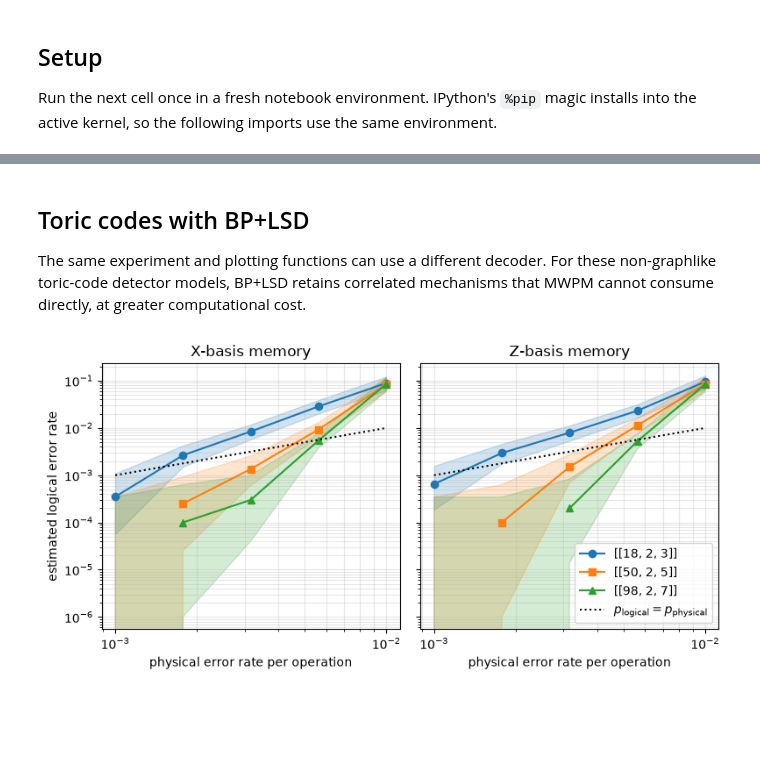
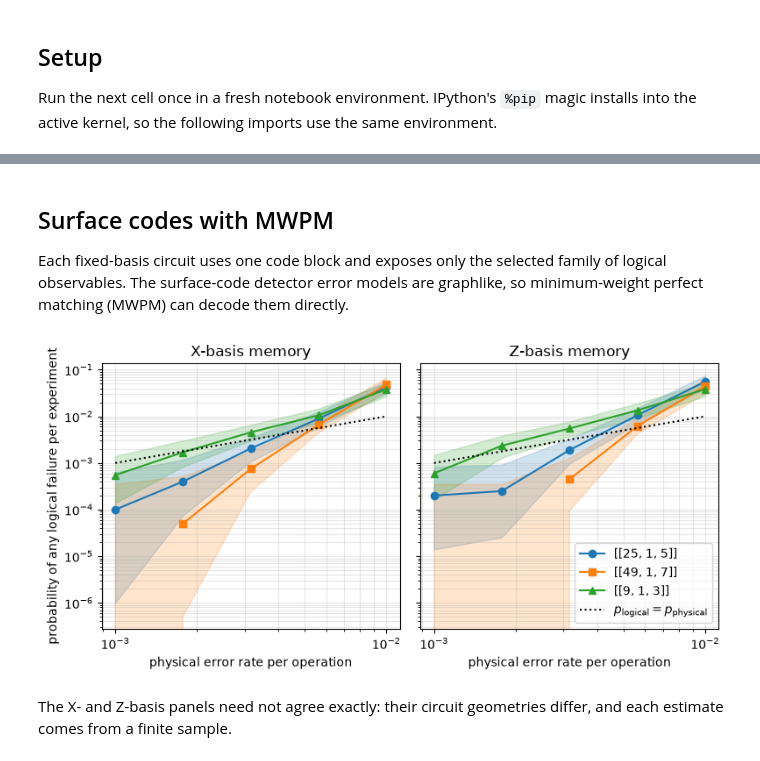
Before and after one commit to qLDPCOrg/qLDPC, a Jupyter notebook: examples/logical_error_rates/2_quantum_memory_x_or_z.ipynb, the cells around one changed output, grey strips where cells are left out. Saved outputs shown, nothing was run; the diff lists cells and outputs as text; code cells hidden in the pictures; blank space fills up the shorter version.

```diff
--- a/examples/logical_error_rates/2_quantum_memory_x_or_z.ipynb
+++ b/examples/logical_error_rates/2_quantum_memory_x_or_z.ipynb
@@ -21,8 +22,7 @@ IPython's `%pip` magic installs into the active kernel, so the following imports
 %%capture
 %pip install qldpc matplotlib
 # %%
-import os
-from collections.abc import Sequence
+from collections.abc import Mapping, Sequence
 
 import matplotlib.pyplot as plt
 import numpy as np
@@ -33,5 +33,5 @@ from matplotlib.figure import Figure
 from qldpc import circuits, codes, decoders
 from qldpc.objects import PauliXZLike
 
-NUM_WORKERS = max(1, min(4, (os.cpu_count() or 1) - 1))
+NUM_WORKERS = 1
 # %% [markdown]
@@ -146,20 +158,18 @@ The X- and Z-basis panels need not agree exactly: their circuit geometries diffe
 # %% [markdown]
-## Toric codes with BP+LSD
+## Surface codes with MWPM
 
-The same experiment and plotting functions can use a different decoder.
-For these non-graphlike toric-code detector models, BP+LSD retains correlated mechanisms that MWPM cannot consume directly, at greater computational cost.
+Each fixed-basis circuit uses one code block and exposes only the selected family of logical observables.
+The surface-code detector error models are graphlike, so minimum-weight perfect matching (MWPM) can decode them directly.
 # %%
-toric_codes = [(codes.ToricCode(distance, rotated=False), distance) for distance in (3, 5, 7)]
-bp_lsd_decoder = decoders.SinterDecoder(
-    decoder=decoders.bp_lsd(
-        max_iter=30,
-        bp_method="ms",
-        lsd_method="LSD_CS",
-        lsd_order=0,
-    )
-)
+surface_codes = [(codes.SurfaceCode(distance, rotated=True), distance) for distance in (3, 5, 7)]
+mwpm_decoder = decoders.SinterDecoder(decoder=decoders.mwpm())
 
-plot_fixed_basis_results(toric_codes, bp_lsd_decoder)
+surface_stats = {
+    basis: run_memory_experiments(surface_codes, basis, mwpm_decoder) for basis in ("X", "Z")
+}
+plot_fixed_basis_results(surface_stats)
 plt.show()
 # %% [output]
-[figure, old version]
+[figure, new version]
+# %% [markdown]
+The X- and Z-basis panels need not agree exactly: their circuit geometries differ, and each estimate comes from a finite sample.
```
Also changed, not shown: parts of 11 cells of this notebook, 18 other files.
